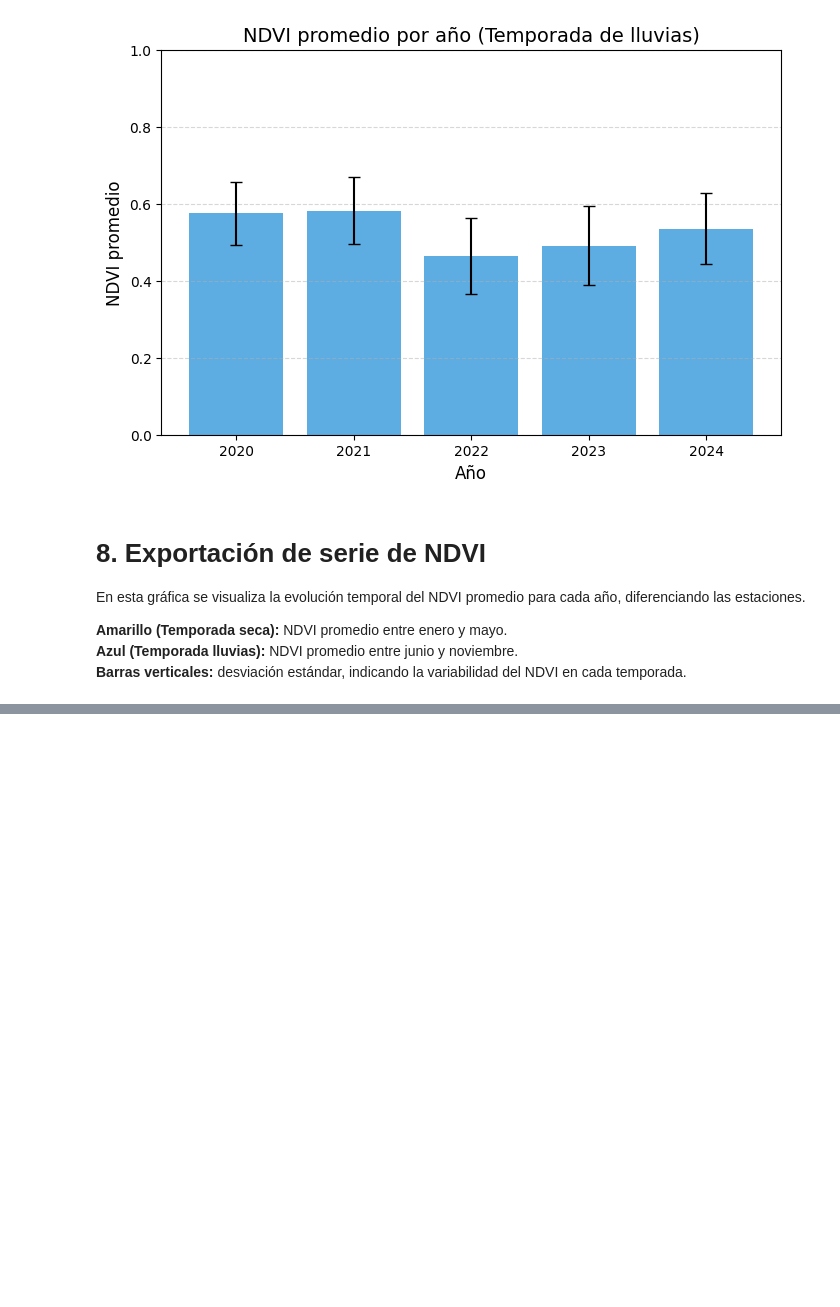
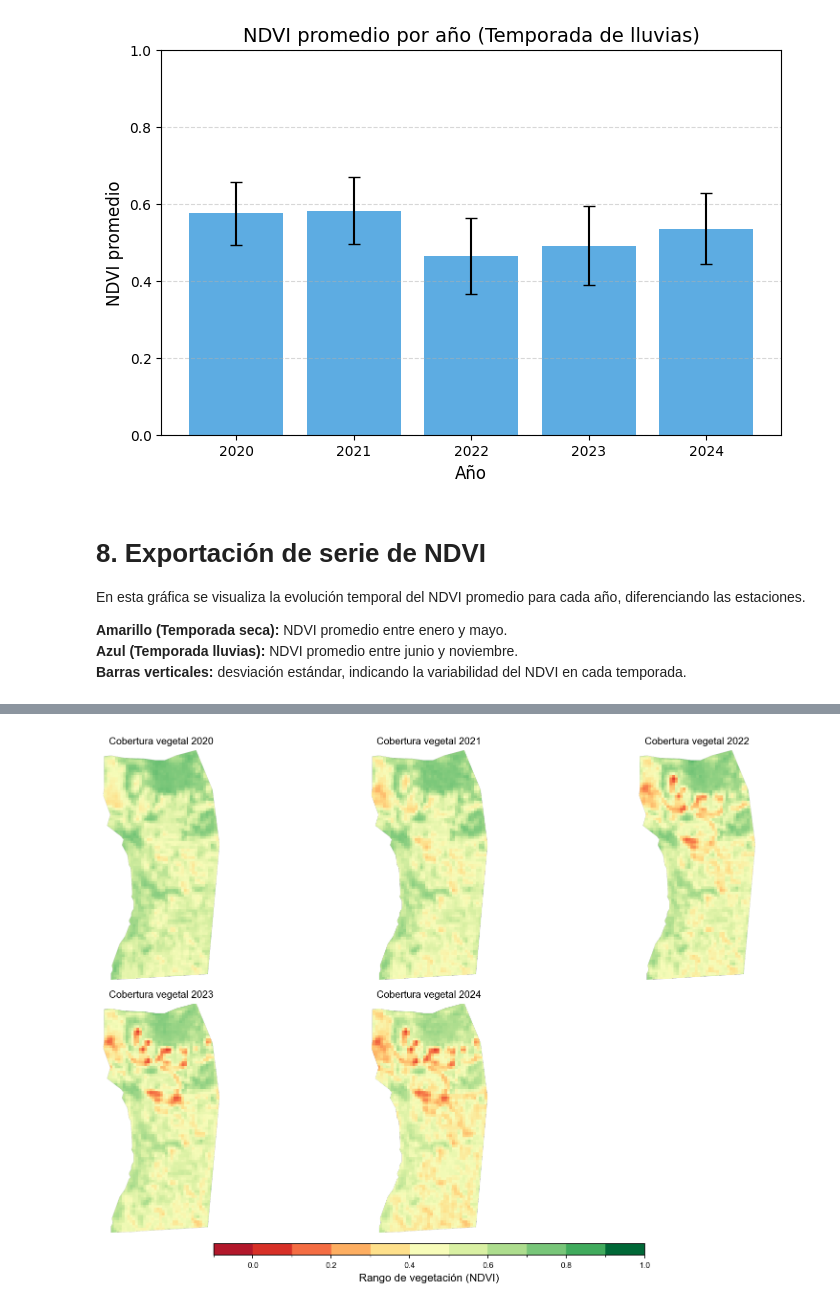
Before and after one commit to Zairpv/Deforestacion_P, a Jupyter notebook: Analisis de vegetación.ipynb, the cells around one changed output, grey strips where cells are left out. Cells and saved outputs as stored; diff of their text form; code cells hidden in the pictures; blank space fills up the shorter version.

```diff
--- a/Analisis de vegetación.ipynb
+++ b/Analisis de vegetación.ipynb
@@ -729,0 +742,61 @@ findfont: Font family 'Montserrat' not found.
+# %%
+# 🎨 Paleta continua afinada
+colores_paleta = [
+    '#b2182b', '#d73027', '#f46d43', '#fdae61', '#fee08b',
+    '#f7fcb9', '#d9f0a3', '#addd8e', '#78c679', '#41ab5d',
+    '#238443', '#006837'
+]
+cmap_ndvi = ListedColormap(colores_paleta)
+bounds_ndvi = [-0.1, 0, 0.1, 0.2, 0.3, 0.4, 0.5,
+               0.6, 0.7, 0.8, 0.9, 1.0]
+norm_ndvi = BoundaryNorm(bounds_ndvi, cmap_ndvi.N)
+
+# 🔢 Años disponibles
+anios_disponibles = sorted(colecciones_filtradas.keys())
+num_anios = len(anios_disponibles)
+
+# 📐 Calcular cuadrícula óptima (2 filas, columnas necesarias)
+filas = math.ceil(num_anios / 3)
+columnas = min(num_anios, 3)
+
+fig, axes = plt.subplots(filas, columnas, figsize=(4 * columnas, 4 * filas), dpi=150)
+axes = axes.flatten()
+
+# 🔁 Mostrar los mosaicos NDVI reales
+for i, año in enumerate(anios_disponibles):
+    ndvi_mosaico = colecciones_filtradas[año].select('NDVI').median().clip(aoi)
+
+    url_ndvi = ndvi_mosaico.getThumbURL({
+        'min': -0.1,
+        'max': 1,
+        'palette': colores_paleta,
+        'region': aoi,
+        'dimensions': 1024
+    })
+
+    with urllib.request.urlopen(url_ndvi) as url_response:
+        img = Image.open(url_response)
+        img_array = np.array(img)
+
+    axes[i].imshow(img_array)
+    axes[i].set_title(f"Cobertura vegetal {año}", fontsize=10)
+    axes[i].axis('off')
+
+# Eliminar ejes sobrantes si hay menos cuadros que espacios
+for j in range(len(anios_disponibles), len(axes)):
+    fig.delaxes(axes[j])
+
+# 🖋️ Barra de colores común
+cbar_ax = fig.add_axes([0.25, 0.08, 0.5, 0.02])
+cbar = fig.colorbar(
+    plt.cm.ScalarMappable(norm=norm_ndvi, cmap=cmap_ndvi),
+    cax=cbar_ax, orientation='horizontal'
+)
+cbar.set_label('Rango de vegetación (NDVI)', fontsize=11)
+cbar.ax.tick_params(labelsize=8)
+
+# Mostrar panel en pantalla
+plt.tight_layout(rect=[0, 0.1, 1, 1])
+plt.show()
+# %% [output]
+[figure, added]
```
Also changed, not shown: parts of 2 cells of this notebook.
